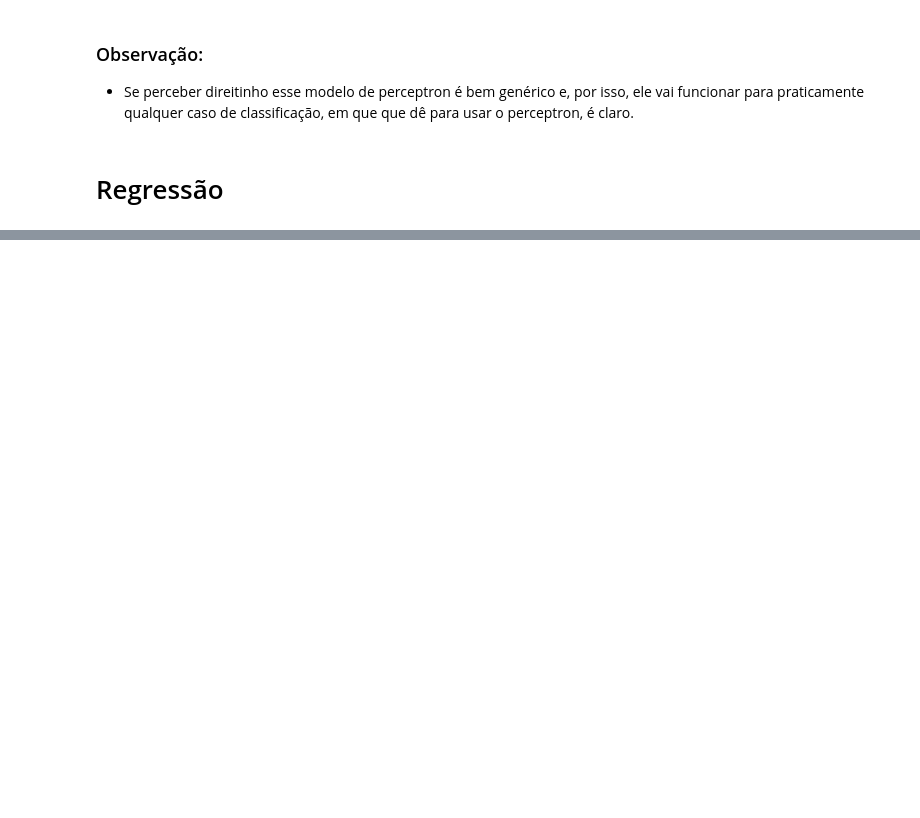
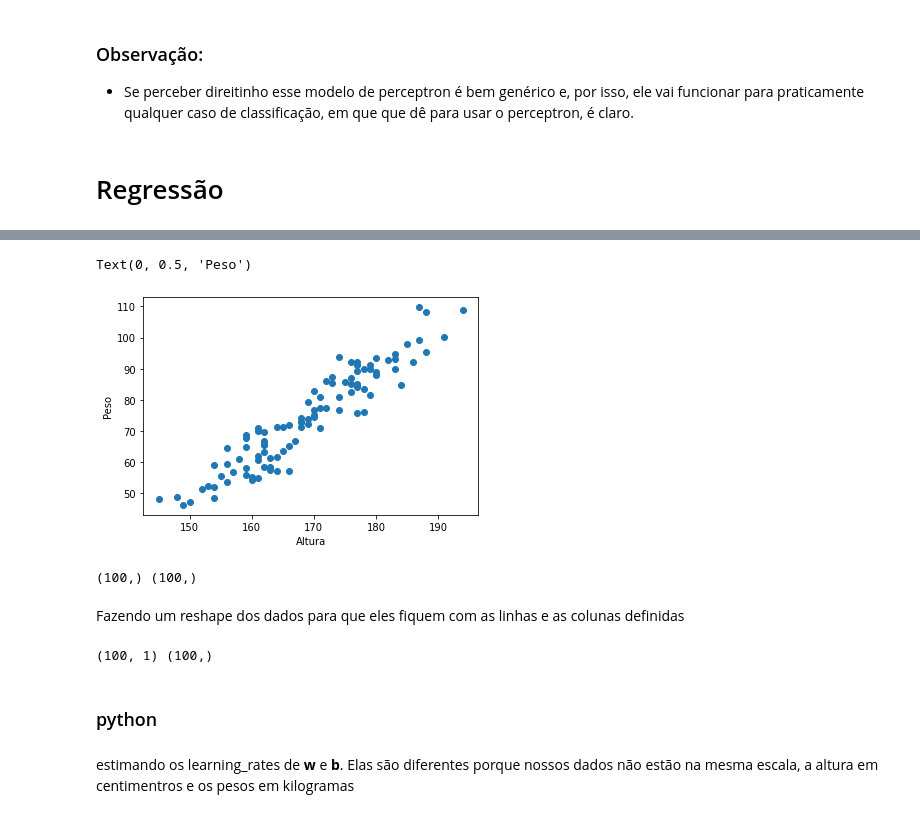
Before and after one commit to raphael720/DeepLearning, a Jupyter notebook: Perceptron/Perceptron.ipynb, the cells around one changed output, grey strips where cells are left out. Drawn from its saved outputs; the diff is of its cells as text; code cells hidden in the pictures; blank space fills up the shorter version.

```diff
--- a/Perceptron/Perceptron.ipynb
+++ b/Perceptron/Perceptron.ipynb
@@ -199,0 +206,3 @@ plot_linear_classifier(x, y, w, b)
+# %%
+df = pd.read_csv("../data/medidas.csv")
+df.head()
@@ -199,0 +216,27 @@ plot_linear_classifier(x, y, w, b)
+# %%
+x = df.Altura.values
+y = df.Peso.values
+
+plt.figure()
+plt.scatter(x, y)
+plt.xlabel('Altura')
+plt.ylabel('Peso')
+# %% [output]
+Text(0, 0.5, 'Peso')
+[figure, added]
+# %%
+print(x.shape, y.shape)
+# %% [output]
+(100,) (100,)
+# %% [markdown]
+Fazendo um reshape dos dados para que eles fiquem com as linhas e as colunas definidas
+# %%
+x = x.reshape(-1, 1)
+
+print(x.shape, y.shape)
+# %% [output]
+(100, 1) (100,)
+# %% [markdown]
+### python
+# %% [markdown]
+estimando os learning_rates de **w** e __b__. Elas são diferentes porque nossos dados não estão na mesma escala, a altura em centimentros e os pesos em kilogramas
```
Also changed, not shown: parts of 19 cells of this notebook.
